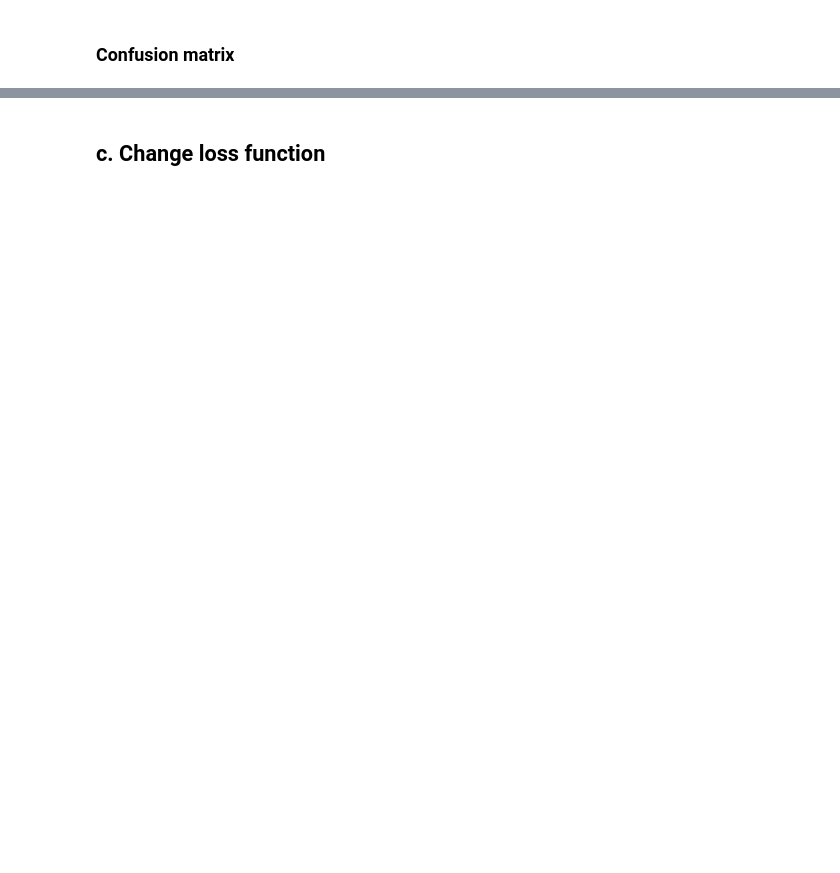
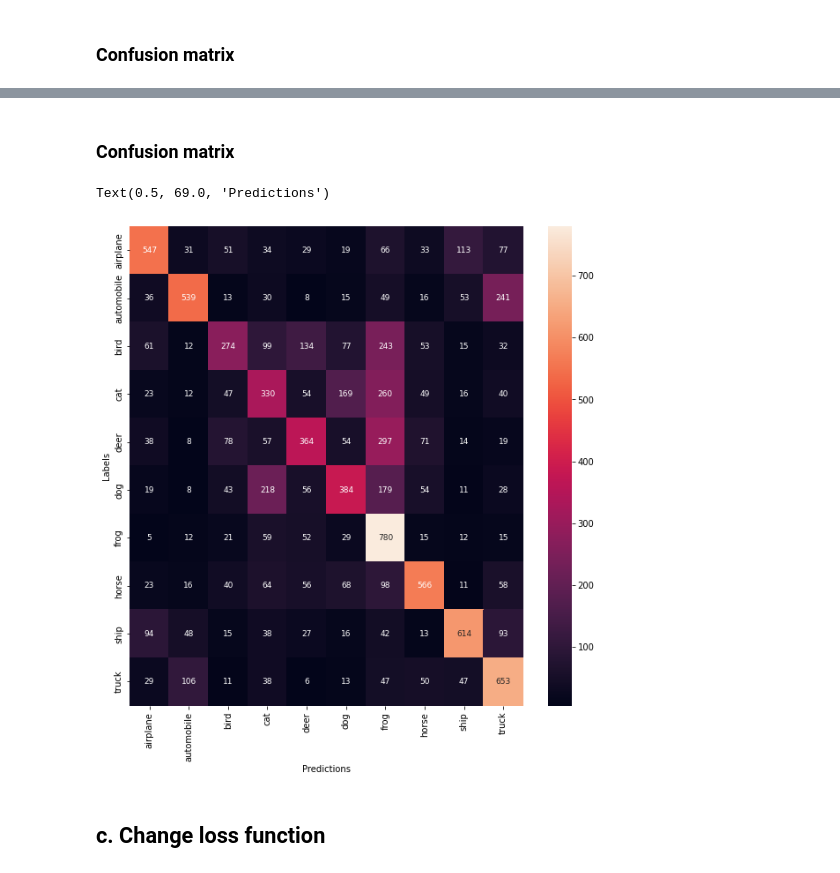
Before and after one commit to milad-s5/DL_HW2, a Jupyter notebook: DL_HW2.ipynb, the cells around one changed output, grey strips where cells are left out. Drawn from its saved outputs; the diff is of its cells as text; code cells hidden in the pictures; blank space fills up the shorter version.

```diff
--- a/DL_HW2.ipynb
+++ b/DL_HW2.ipynb
@@ -415,3 +453,16 @@ plot_curves(history)
+# %% [markdown]
+### Confusion matrix
+# %%
+y_pred=model.predict(x_test)
+con = tf.math.confusion_matrix(labels=tf.argmax(y_test_hot, axis=1), predictions=tf.argmax(y_pred, axis=1), num_classes=num_classes).numpy()
+df_cm = pd.DataFrame(con, index = [i for i in class_names], columns = [i for i in class_names])
+plt.figure(figsize = (10,10))
+sn.heatmap(df_cm, annot=True, fmt='.0f',annot_kws={"size": 9})
+plt.ylabel('Labels')
+plt.xlabel('Predictions')
+# %% [output]
+Text(0.5, 69.0, 'Predictions')
+[figure, added]
 # %% [markdown]
 ## c. Change loss function
 # %%
```
Also changed, not shown: parts of 90 cells of this notebook.
